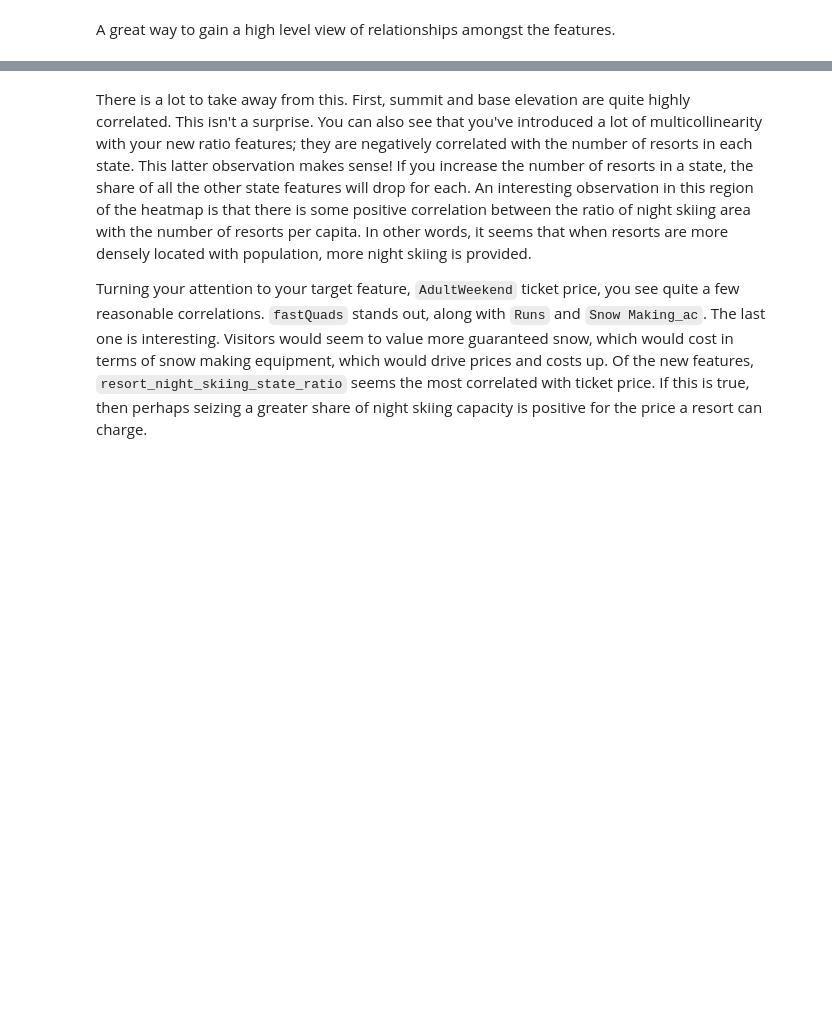
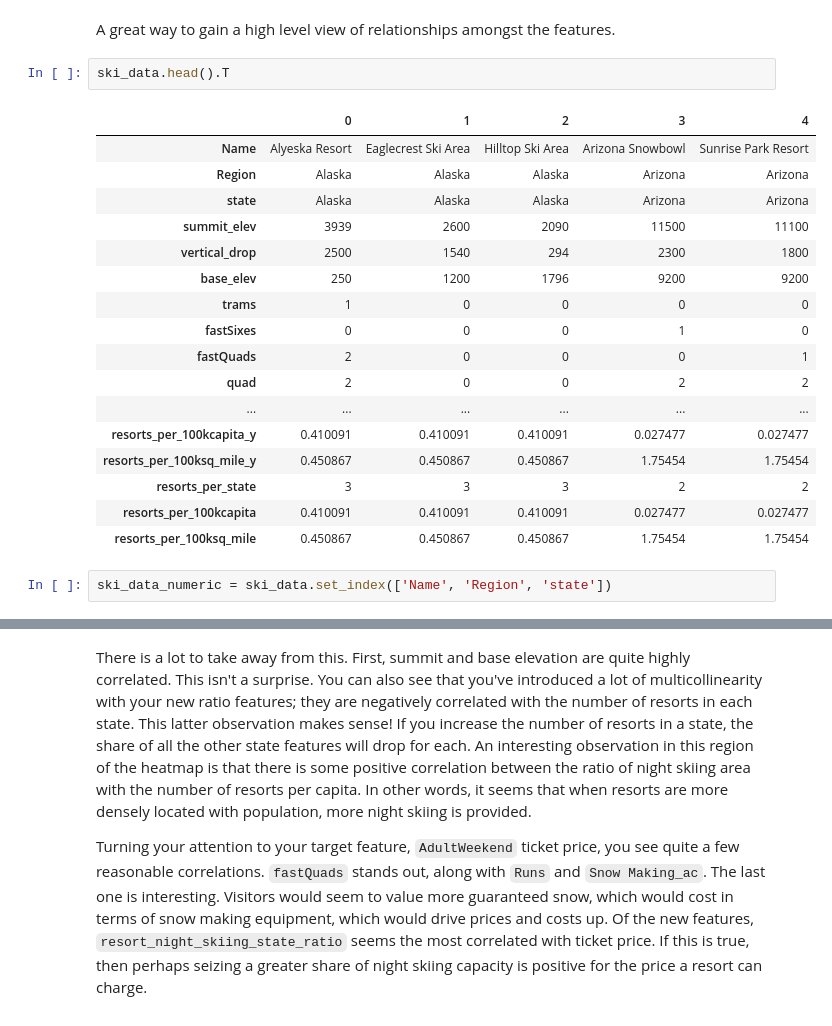
Before and after one commit to Jchar96/DataScienceGuidedCapstone, a Jupyter notebook: Notebooks/03_exploratory_data_analysis.ipynb, the cells around one changed output, grey strips where cells are left out. Saved outputs shown, nothing was run; the diff lists cells and outputs as text; blank space fills up the shorter version.

```diff
--- a/Notebooks/03_exploratory_data_analysis.ipynb
+++ b/Notebooks/03_exploratory_data_analysis.ipynb
@@ -768,3 +768,25 @@ ski_data.drop(columns=['state_total_skiable_area_ac', 'state_total_days_open',
 #### 3.5.5.2 Feature correlation heatmap<a id='3.5.5.2_Feature_correlation_heatmap'></a>
 # %% [markdown]
 A great way to gain a high level view of relationships amongst the features.
+# %%
+ski_data.head().T
+# %% [output]
+|  | 0 | 1 | 2 | 3 | 4 |
+| Name | Alyeska Resort | Eaglecrest Ski Area | Hilltop Ski Area | Arizona Snowbowl | Sunrise Park Resort |
+| Region | Alaska | Alaska | Alaska | Arizona | Arizona |
+| state | Alaska | Alaska | Alaska | Arizona | Arizona |
+| summit_elev | 3939 | 2600 | 2090 | 11500 | 11100 |
+| vertical_drop | 2500 | 1540 | 294 | 2300 | 1800 |
+| base_elev | 250 | 1200 | 1796 | 9200 | 9200 |
+| trams | 1 | 0 | 0 | 0 | 0 |
+| fastSixes | 0 | 0 | 0 | 1 | 0 |
+| fastQuads | 2 | 0 | 0 | 0 | 1 |
+| quad | 2 | 0 | 0 | 2 | 2 |
+| ... | ... | ... | ... | ... | ... |
+| resorts_per_100kcapita_y | 0.410091 | 0.410091 | 0.410091 | 0.027477 | 0.027477 |
+| resorts_per_100ksq_mile_y | 0.450867 | 0.450867 | 0.450867 | 1.75454 | 1.75454 |
+| resorts_per_state | 3 | 3 | 3 | 2 | 2 |
+| resorts_per_100kcapita | 0.410091 | 0.410091 | 0.410091 | 0.027477 | 0.027477 |
+| resorts_per_100ksq_mile | 0.450867 | 0.450867 | 0.450867 | 1.75454 | 1.75454 |
+# %%
+ski_data_numeric = ski_data.set_index(['Name', 'Region', 'state'])
```
Also changed, not shown: parts of 9 cells of this notebook.
